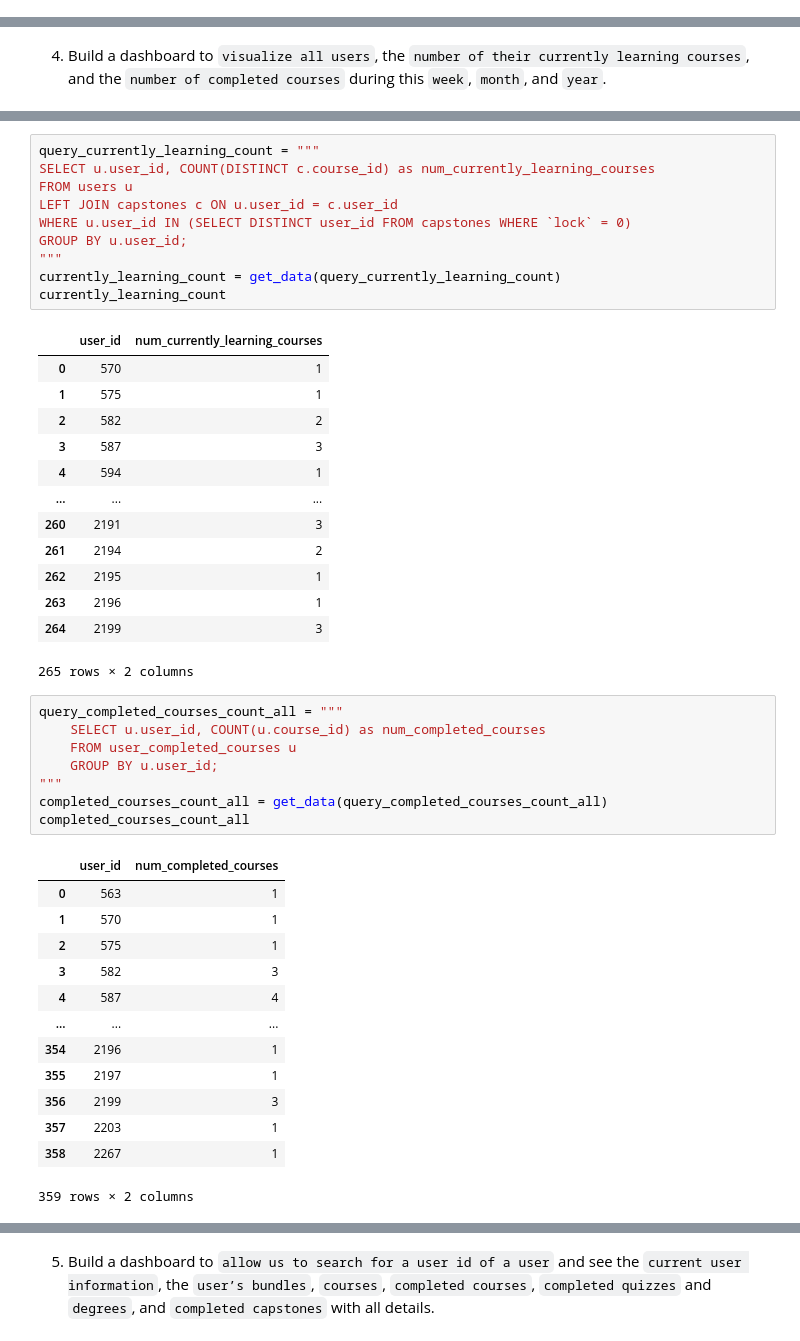
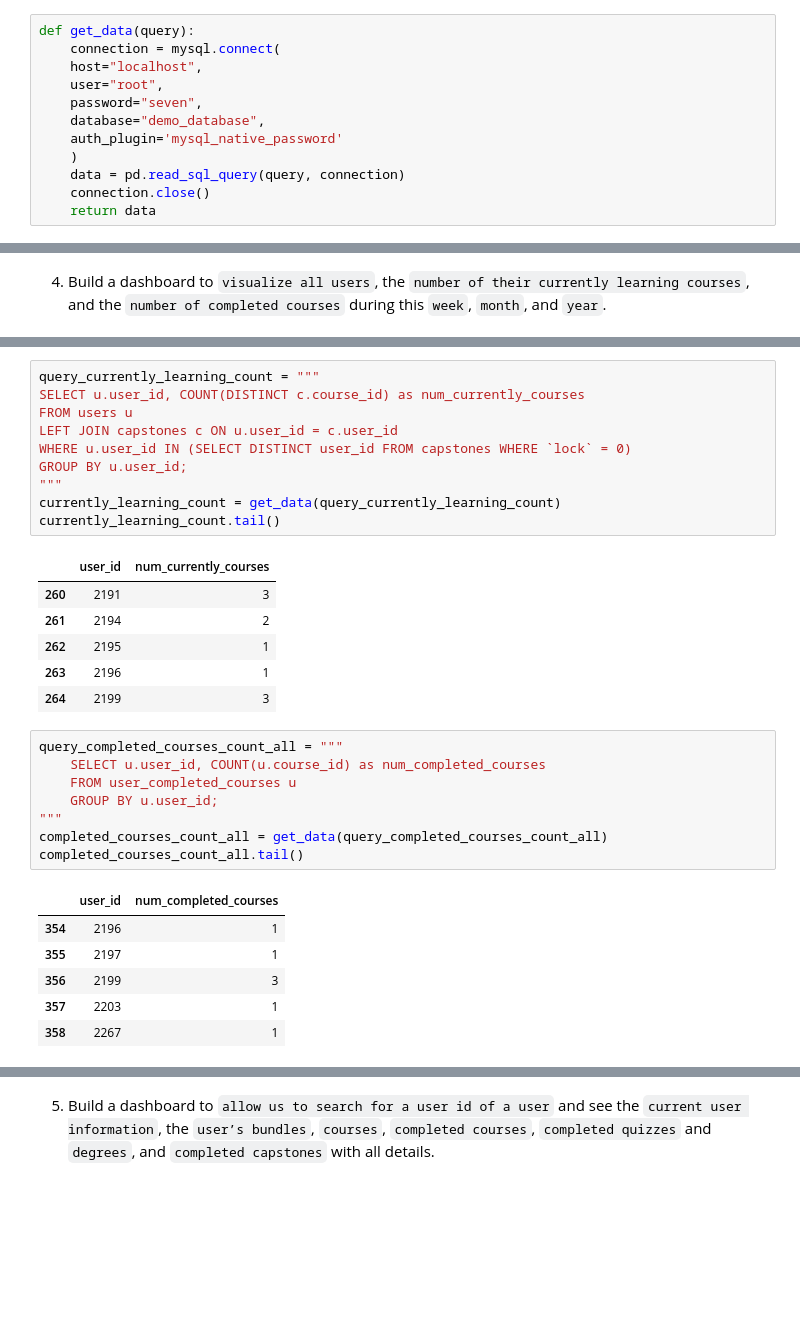
Before and after one commit to elsayedelmandoh/dashboard_ElectroPI, a Jupyter notebook: dashboard.ipynb, the cells around one changed output, grey strips where cells are left out. Drawn from its saved outputs; the diff is of its cells as text; blank space fills up the shorter version.

```diff
--- a/dashboard.ipynb
+++ b/dashboard.ipynb
@@ -184,2 +203,14 @@ test connection and load data
+# %%
+def get_data(query):
+    connection = mysql.connect(
+    host="localhost",
+    user="root",
+    password="seven",
+    database="demo_database",
+    auth_plugin='mysql_native_password'
+    )
+    data = pd.read_sql_query(query, connection)
+    connection.close()
+    return data
 # %% [markdown]
 1. Build a dashboard to `visualize the number of registered users`, and `subscribed users daily`, `weekly`, `monthly`, and `yearly`.
@@ -596,27 +569,20 @@ The behavior of DatetimeProperties.to_pydatetime is deprecated, in a future vers
 # %%
 query_currently_learning_count = """
-SELECT u.user_id, COUNT(DISTINCT c.course_id) as num_currently_learning_courses
+SELECT u.user_id, COUNT(DISTINCT c.course_id) as num_currently_courses
 FROM users u
 LEFT JOIN capstones c ON u.user_id = c.user_id
 WHERE u.user_id IN (SELECT DISTINCT user_id FROM capstones WHERE `lock` = 0)
 GROUP BY u.user_id;
 """
 currently_learning_count = get_data(query_currently_learning_count)
-currently_learning_count
+currently_learning_count.tail()
 # %% [output]
-|  | user_id | num_currently_learning_courses |
-| 0 | 570 | 1 |
-| 1 | 575 | 1 |
-| 2 | 582 | 2 |
-| 3 | 587 | 3 |
-| 4 | 594 | 1 |
-| ... | ... | ... |
+|  | user_id | num_currently_courses |
 | 260 | 2191 | 3 |
 | 261 | 2194 | 2 |
 | 262 | 2195 | 1 |
 | 263 | 2196 | 1 |
 | 264 | 2199 | 3 |
-265 rows × 2 columns
 # %%
 query_completed_courses_count_all = """
     SELECT u.user_id, COUNT(u.course_id) as num_completed_courses
@@ -624,18 +590,11 @@ query_completed_courses_count_all = """
     GROUP BY u.user_id;
 """
 completed_courses_count_all = get_data(query_completed_courses_count_all)
-completed_courses_count_all
+completed_courses_count_all.tail()
 # %% [output]
 |  | user_id | num_completed_courses |
-| 0 | 563 | 1 |
-| 1 | 570 | 1 |
-| 2 | 575 | 1 |
-| 3 | 582 | 3 |
-| 4 | 587 | 4 |
-| ... | ... | ... |
 | 354 | 2196 | 1 |
 | 355 | 2197 | 1 |
 | 356 | 2199 | 3 |
 | 357 | 2203 | 1 |
 | 358 | 2267 | 1 |
-359 rows × 2 columns
```
Also changed, not shown: parts of 30 cells of this notebook, 1 other file.
